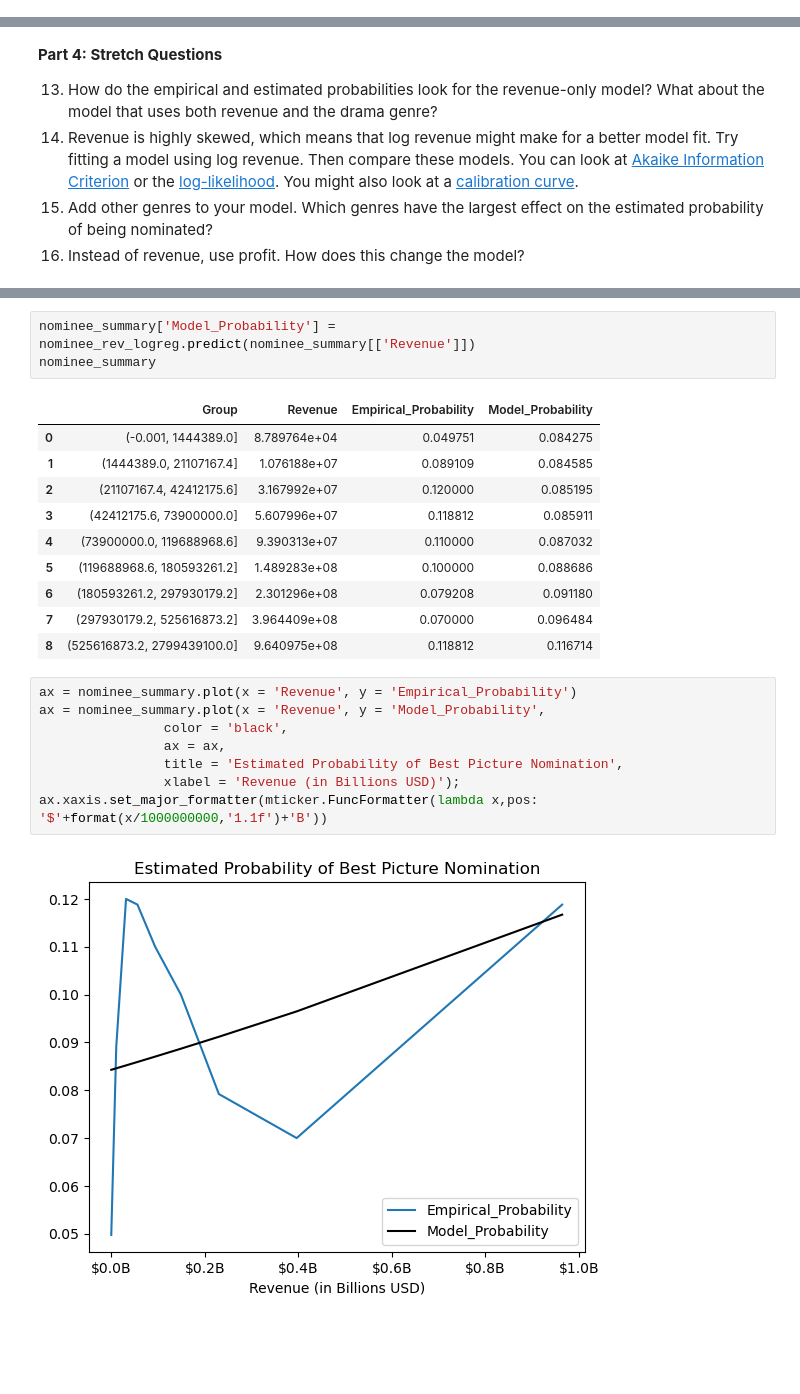
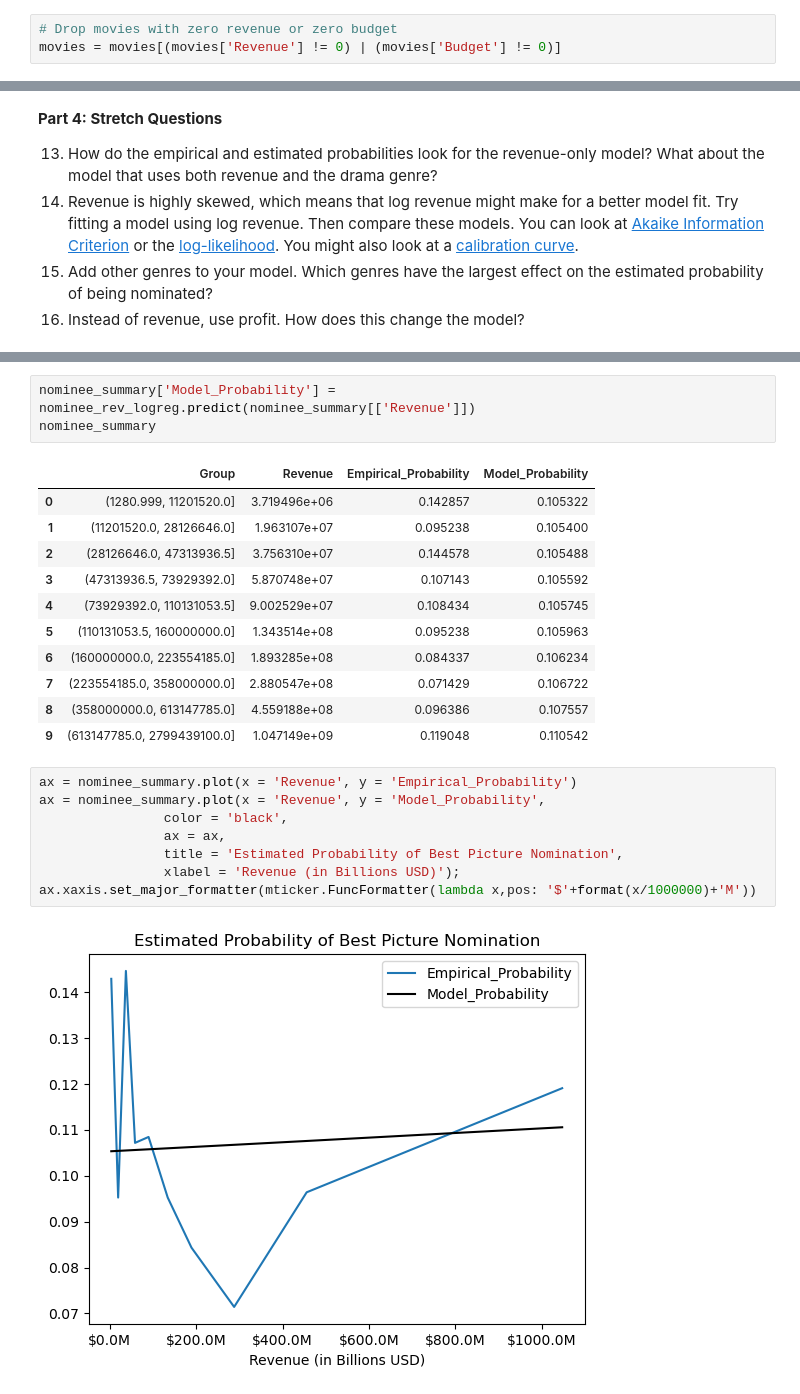
Before and after one commit to nss-data-science-cohort-9/logistic-regression-aezell314, a Jupyter notebook: notebooks/Movie Logistic Regression.ipynb, the cells around one changed output, grey strips where cells are left out. Saved outputs shown, nothing was run; the diff lists cells and outputs as text; blank space fills up the shorter version.

```diff
--- a/notebooks/Movie Logistic Regression.ipynb
+++ b/notebooks/Movie Logistic Regression.ipynb
@@ -57,6 +60,9 @@ On average, a movie that is nominated for a Best Picture will earn about 23% mor
 6. Interpret the sign of the coefficient for Revenue.
 7. Use the model to estimate the probability of nomination for a movie with \\$10M revenue, \\$100M revenue, and \\$500M revenue.
 8. Make a plot of predicted probability vs. revenue.
+# %%
+# Drop movies with zero revenue or zero budget
+movies = movies[(movies['Revenue'] != 0) | (movies['Budget'] != 0)]
 # %%
 nominee_rev_logreg = smf.logit("Nominee ~ Revenue",
                           data = movies).fit()
@@ -210,22 +217,23 @@ nominee_summary['Model_Probability'] = nominee_rev_logreg.predict(nominee_summar
 nominee_summary
 # %% [output]
 |  | Group | Revenue | Empirical_Probability | Model_Probability |
-| 0 | (-0.001, 1444389.0] | 8.789764e+04 | 0.049751 | 0.084275 |
-| 1 | (1444389.0, 21107167.4] | 1.076188e+07 | 0.089109 | 0.084585 |
-| 2 | (21107167.4, 42412175.6] | 3.167992e+07 | 0.120000 | 0.085195 |
-| 3 | (42412175.6, 73900000.0] | 5.607996e+07 | 0.118812 | 0.085911 |
-| 4 | (73900000.0, 119688968.6] | 9.390313e+07 | 0.110000 | 0.087032 |
-| 5 | (119688968.6, 180593261.2] | 1.489283e+08 | 0.100000 | 0.088686 |
-| 6 | (180593261.2, 297930179.2] | 2.301296e+08 | 0.079208 | 0.091180 |
-| 7 | (297930179.2, 525616873.2] | 3.964409e+08 | 0.070000 | 0.096484 |
-| 8 | (525616873.2, 2799439100.0] | 9.640975e+08 | 0.118812 | 0.116714 |
+| 0 | (1280.999, 11201520.0] | 3.719496e+06 | 0.142857 | 0.105322 |
+| 1 | (11201520.0, 28126646.0] | 1.963107e+07 | 0.095238 | 0.105400 |
+| 2 | (28126646.0, 47313936.5] | 3.756310e+07 | 0.144578 | 0.105488 |
+| 3 | (47313936.5, 73929392.0] | 5.870748e+07 | 0.107143 | 0.105592 |
+| 4 | (73929392.0, 110131053.5] | 9.002529e+07 | 0.108434 | 0.105745 |
+| 5 | (110131053.5, 160000000.0] | 1.343514e+08 | 0.095238 | 0.105963 |
+| 6 | (160000000.0, 223554185.0] | 1.893285e+08 | 0.084337 | 0.106234 |
+| 7 | (223554185.0, 358000000.0] | 2.880547e+08 | 0.071429 | 0.106722 |
+| 8 | (358000000.0, 613147785.0] | 4.559188e+08 | 0.096386 | 0.107557 |
+| 9 | (613147785.0, 2799439100.0] | 1.047149e+09 | 0.119048 | 0.110542 |
 # %%
 ax = nominee_summary.plot(x = 'Revenue', y = 'Empirical_Probability')
 ax = nominee_summary.plot(x = 'Revenue', y = 'Model_Probability',
                 color = 'black',
                 ax = ax,
                 title = 'Estimated Probability of Best Picture Nomination',
                 xlabel = 'Revenue (in Billions USD)');
-ax.xaxis.set_major_formatter(mticker.FuncFormatter(lambda x,pos: '$'+format(x/1000000000,'1.1f')+'B'))
+ax.xaxis.set_major_formatter(mticker.FuncFormatter(lambda x,pos: '$'+format(x/1000000)+'M'))
 # %% [output]
-[figure, old version]
+[figure, new version]
```
Also changed, not shown: parts of 47 cells of this notebook.
